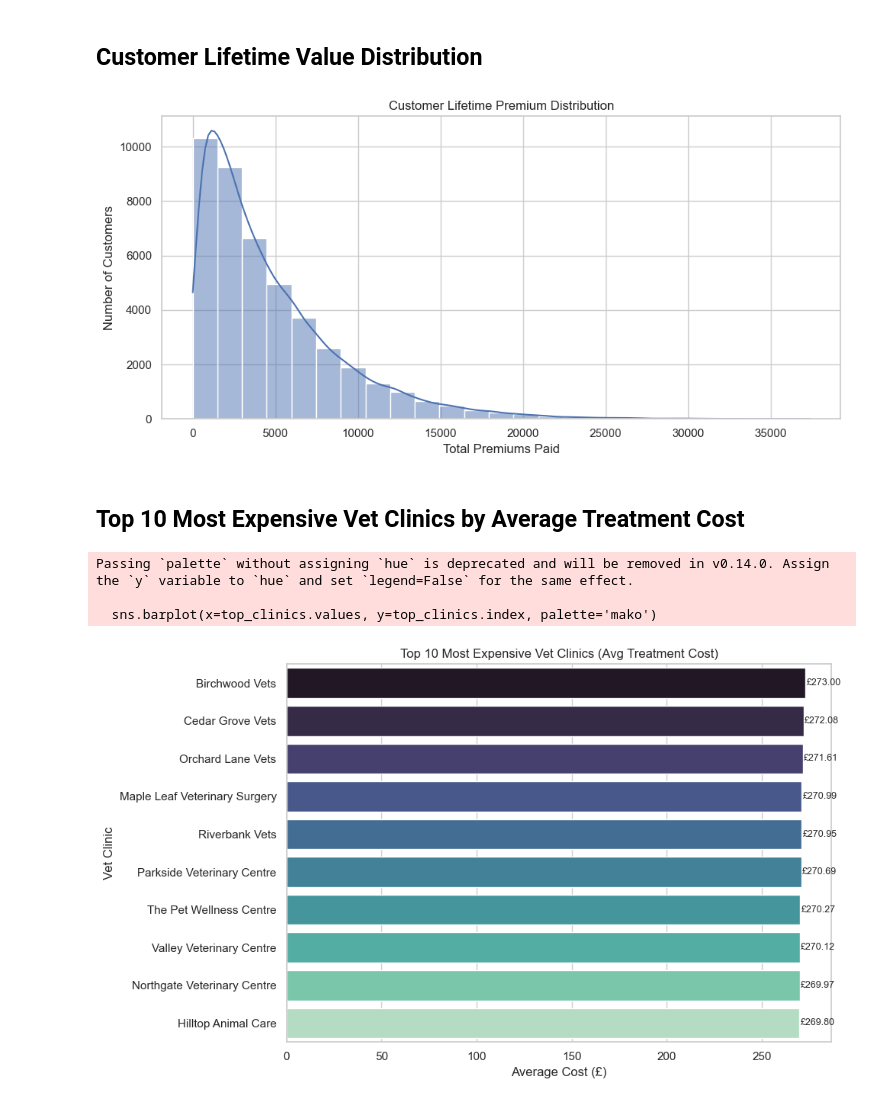
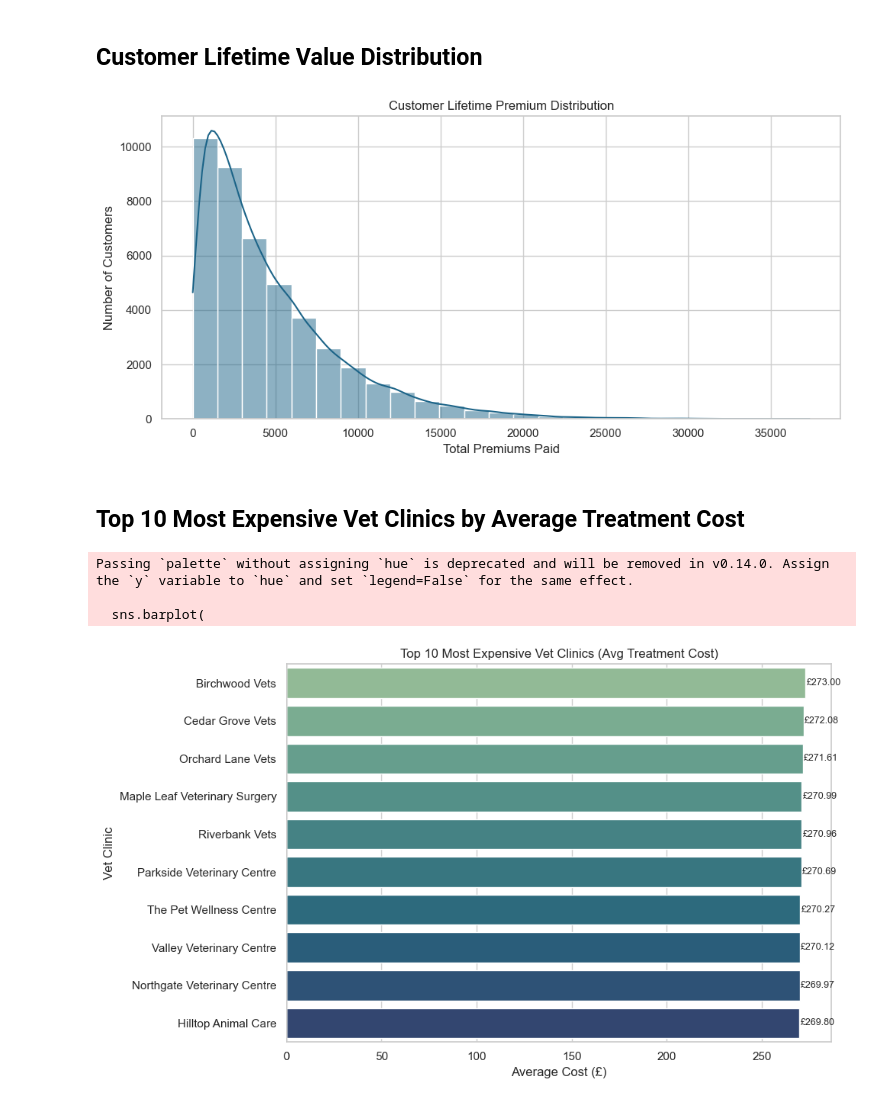
Before and after one commit to lee-grover-92/Professional-Portfolio, a Jupyter notebook: Pet Insurance Analytics Project/notebooks/exploratory_analysis.ipynb, the cells around one changed output. Cells and saved outputs as stored; diff of their text form; code cells hidden in the pictures.

```diff
--- a/Pet Insurance Analytics Project/notebooks/exploratory_analysis.ipynb
+++ b/Pet Insurance Analytics Project/notebooks/exploratory_analysis.ipynb
@@ -12,7 +12,7 @@ pd.set_option('display.max_columns', None)
 sns.set(style="whitegrid")
 
 # Load data
-data_path = r'C:\Users\leebe\Documents\VScode\portfolio project\pet_data_project\data\processed'
+data_path = r"C:\Users\leebe\Documents\VScode\portfolio project\Pet Insurance Analytics Project\data\processed"
 
 claims = pd.read_csv(os.path.join(data_path, 'fact_claims_summary.csv'))
 customers = pd.read_csv(os.path.join(data_path, 'dim_customers.csv'))
@@ -186,0 +226,11 @@ Number of duplicate rows: 5
+# %%
+# Drop duplicate rows from the dataframe
+before = len(vet_costs)
+
+vet_costs = vet_costs.drop_duplicates().reset_index(drop=True)
+
+after = len(vet_costs)
+removed = before - after
+
+print(f"Duplicates removed: {removed}")
+print(f"New dataframe size: {after} rows")
@@ -316,13 +427,28 @@ top_breeds = claims['breed'].value_counts().head(10).index
 filtered = claims[claims['breed'].isin(top_breeds)]
 
 plt.figure(figsize=(12, 6))
-sns.countplot(data=filtered, y='breed', hue='species', order=top_breeds)
-for i, v in enumerate(filtered['breed'].value_counts().values):
-    plt.text(v + 0.5, i, f"£{v:.2f}", va='center', fontsize=9)
+
+sns.countplot(
+    data=filtered,
+    y='breed',
+    hue='species',
+    order=top_breeds,
+    palette='crest'   # matches your seaborn theme
+)
+
+# Add count labels
+counts = filtered['breed'].value_counts()
+for i, breed in enumerate(top_breeds):
+    v = counts[breed]
+    plt.text(v + 0.3, i, f"{v}", va='center', fontsize=9)
+
 plt.title('Top 10 Breeds by Claim Frequency')
 plt.xlabel('Number of Claims')
 plt.ylabel('Breed')
-plt.legend(title='Species')
+
+# Move legend to the far right
+plt.legend(title='Species', bbox_to_anchor=(1.05, 1), loc='upper left')
+
 plt.tight_layout()
 plt.show()
 # %% [output]
@@ -355,32 +481,46 @@ Passing `palette` without assigning `hue` is deprecated and will be removed in v
 ## Customer Lifetime Value Distribution
 # %%
 plt.figure(figsize=(10, 5))
-sns.histplot(customers['total_premiums_paid'], bins=25, kde=True)
+
+color = sns.color_palette('crest')[4]
+
+sns.histplot(
+    customers['total_premiums_paid'],
+    bins=25,
+    kde=True,
+    color=color,
+    edgecolor='white'
+)
+
 plt.title('Customer Lifetime Premium Distribution')
 plt.xlabel('Total Premiums Paid')
 plt.ylabel('Number of Customers')
 plt.tight_layout()
 plt.show()
 # %% [output]
-[figure, old version]
+[figure, new version]
 # %% [markdown]
 ## Top 10 Most Expensive Vet Clinics by Average Treatment Cost
 # %%
 top_clinics = vet_costs.groupby('vet_clinic')['cost'].mean().sort_values(ascending=False).head(10)
 
 plt.figure(figsize=(10, 6))
-sns.barplot(x=top_clinics.values, y=top_clinics.index, palette='mako')
+sns.barplot(
+    x=top_clinics.values,
+    y=top_clinics.index,
+    palette='crest'   # matches your loss ratio colour style
+)
 
 for i, v in enumerate(top_clinics.values):
     plt.text(v + 0.5, i, f"£{v:.2f}", va='center', fontsize=9)
 
 plt.title('Top 10 Most Expensive Vet Clinics (Avg Treatment Cost)')
 plt.xlabel('Average Cost (£)')
 plt.ylabel('Vet Clinic')
 plt.tight_layout()
 plt.show()
 # %% [output]
 Passing `palette` without assigning `hue` is deprecated and will be removed in v0.14.0. Assign the `y` variable to `hue` and set `legend=False` for the same effect.
 
-  sns.barplot(x=top_clinics.values, y=top_clinics.index, palette='mako')
+  sns.barplot(
-[figure, old version]
+[figure, new version]
```
Also changed, not shown: parts of 16 cells of this notebook.
